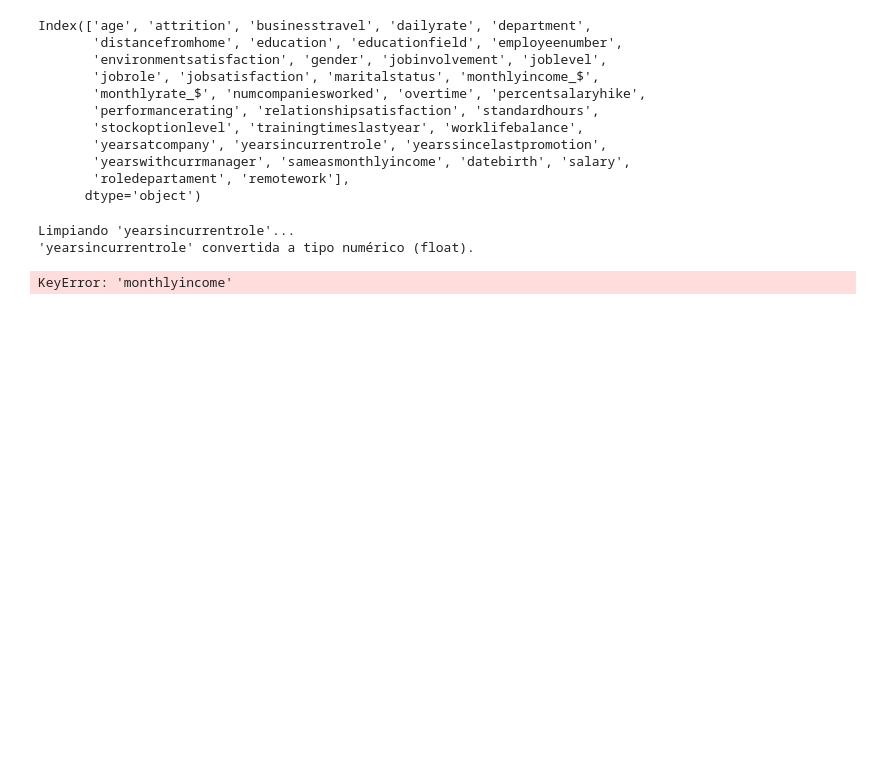
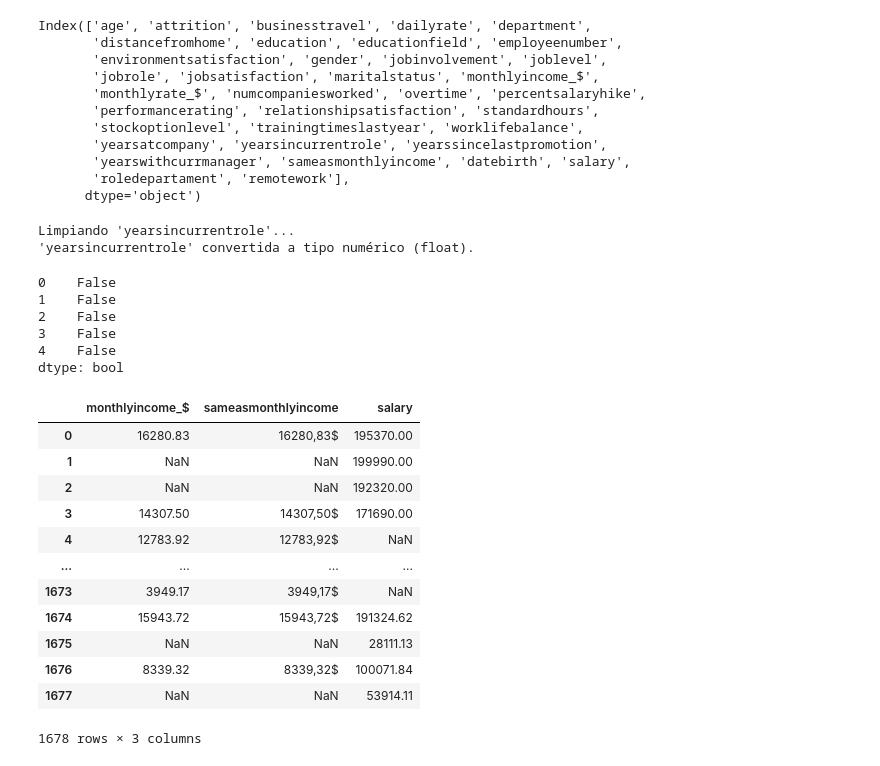
Before and after one commit to ana-nobre/Talent-Optimization-for-Corporation-HR-Data-Analytics, a Jupyter notebook: datalimpia.ipynb, the cells around one changed output. Cells and saved outputs as stored; diff of their text form; code cells hidden in the pictures; blank space fills up the shorter version.

```diff
--- a/datalimpia.ipynb
+++ b/datalimpia.ipynb
@@ -38,3 +38,5 @@ array([51., 52., 42., 47., 46., 48., 59., 41., 56., 38., 55., 40., 58.,
        35., 45., 33., 36., 34., nan, 53., 43., 60., 32., 37., 49., 39.,
        50., 44., 30., 29., 31., 54., 57., 27., 28., 26., 25., 24., 23.,
        22., 21., 20., 19., 18.])
+# %%
+df_limpio["age"] = df_limpio["age"].astype(int)
@@ -256,6 +261,31 @@ Limpiando 'yearsincurrentrole'...
 # %%
 df_limpio['salary'] = df_limpio['salary'].str.replace('$', '', regex=False).str.replace(',', '.', regex=False).astype(float)
 # %%
-salario = df_limpio['sameasmonthlyincome']==df_limpio['monthlyincome']
+salario = df_limpio['sameasmonthlyincome'] == df_limpio['monthlyincome_$']
-# %% [output]
-KeyError: 'monthlyincome'
+# %%
+salario.head()
+# %% [output]
+0    False
+1    False
+2    False
+3    False
+4    False
+dtype: bool
+# %%
+df_income = df_limpio[['monthlyincome_$', "sameasmonthlyincome", 'salary']]
+df_income
+#estudiar cómo sacar info de salary para monthlyincome
+# %% [output]
+|  | monthlyincome_$ | sameasmonthlyincome | salary |
+| 0 | 16280.83 | 16280,83$ | 195370.00 |
+| 1 | NaN | NaN | 199990.00 |
+| 2 | NaN | NaN | 192320.00 |
+| 3 | 14307.50 | 14307,50$ | 171690.00 |
+| 4 | 12783.92 | 12783,92$ | NaN |
+| ... | ... | ... | ... |
+| 1673 | 3949.17 | 3949,17$ | NaN |
+| 1674 | 15943.72 | 15943,72$ | 191324.62 |
+| 1675 | NaN | NaN | 28111.13 |
+| 1676 | 8339.32 | 8339,32$ | 100071.84 |
+| 1677 | NaN | NaN | 53914.11 |
+1678 rows × 3 columns
```
Also changed, not shown: parts of 10 cells of this notebook, 1 other file.
